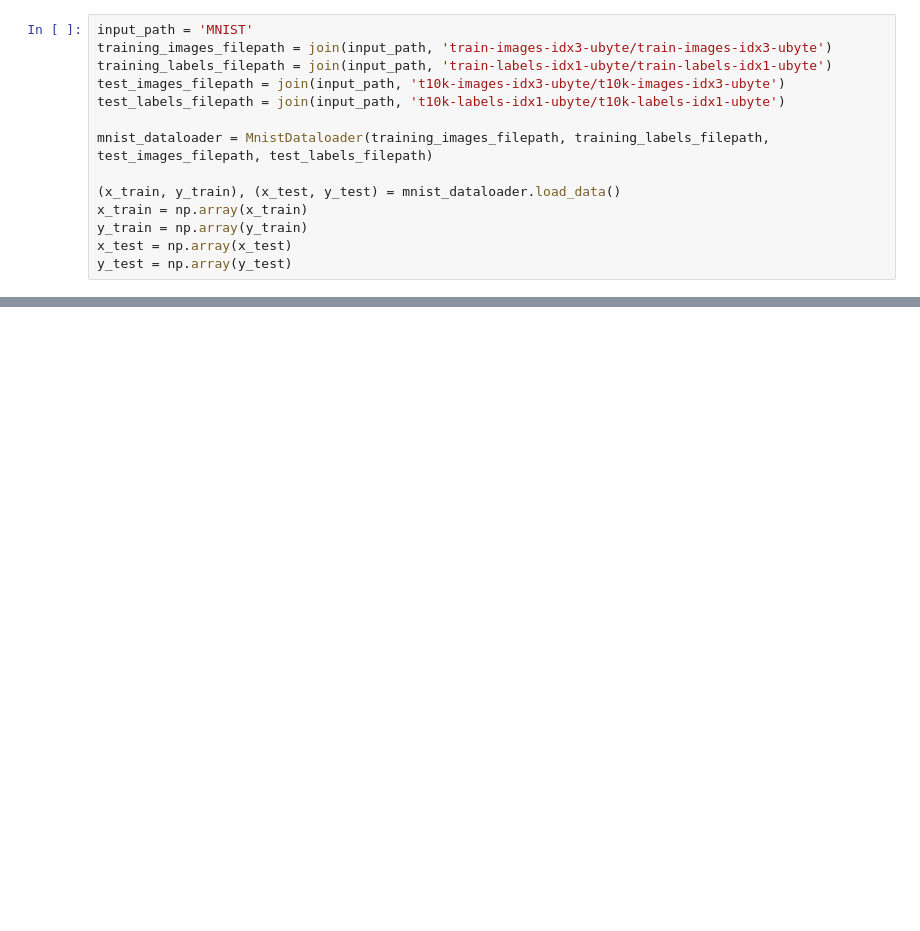
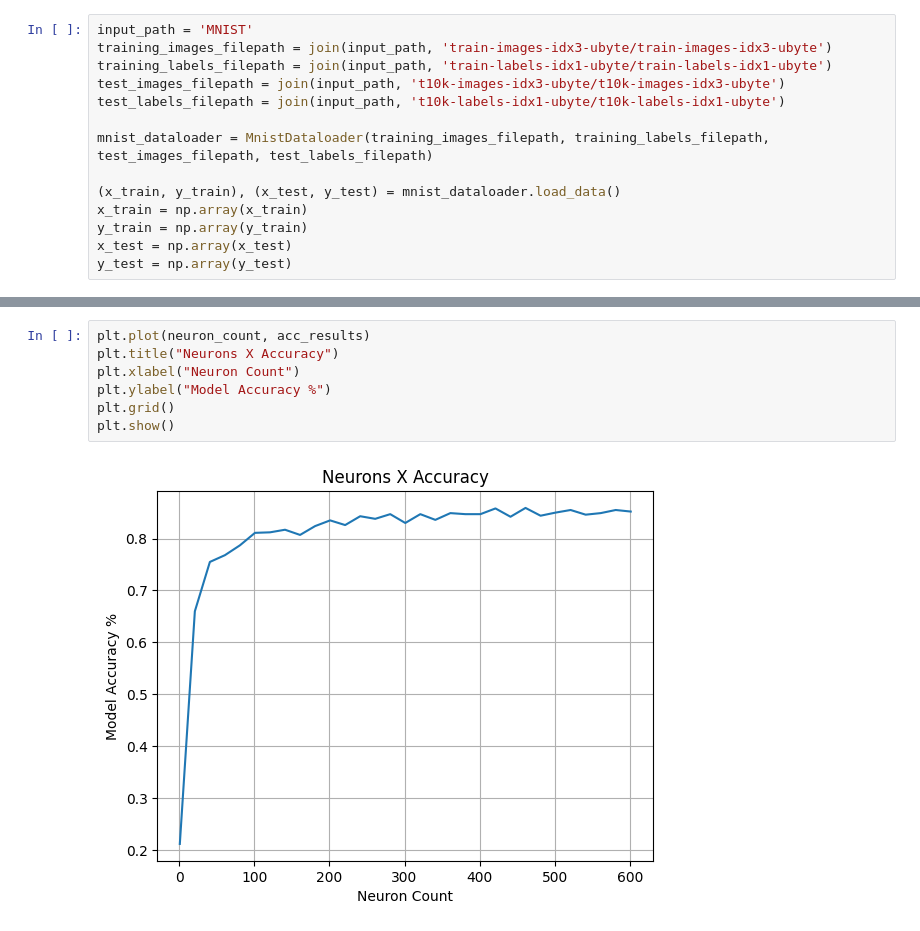
Before and after one commit to FipaLipe/IRIS, a Jupyter notebook: IGT_Reservoir_Simulation.ipynb, the cells around one changed output, grey strips where cells are left out. Cells and saved outputs as stored; diff of their text form; blank space fills up the shorter version.

```diff
--- a/IGT_Reservoir_Simulation.ipynb
+++ b/IGT_Reservoir_Simulation.ipynb
@@ -264,0 +351,9 @@ plt.show()
+# %%
+plt.plot(neuron_count, acc_results)
+plt.title("Neurons X Accuracy")
+plt.xlabel("Neuron Count")
+plt.ylabel("Model Accuracy %")
+plt.grid()
+plt.show()
+# %% [output]
+[figure, added]
```
Also changed, not shown: parts of 16 cells of this notebook, 2 other files.
